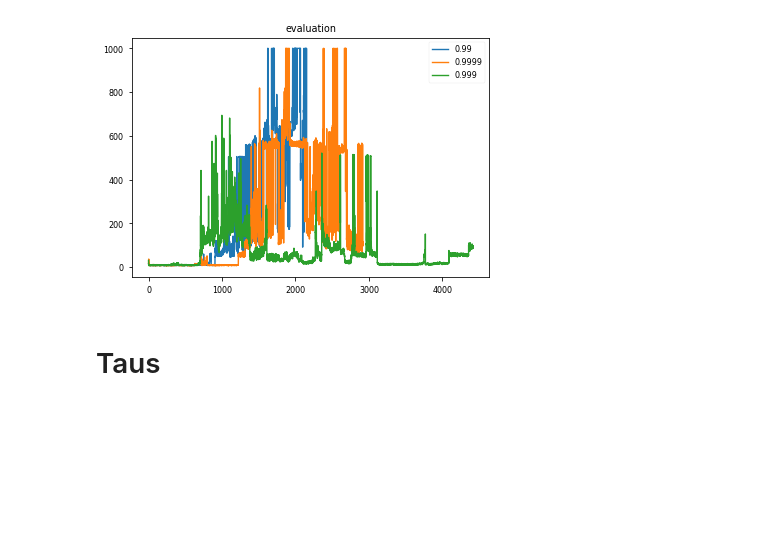
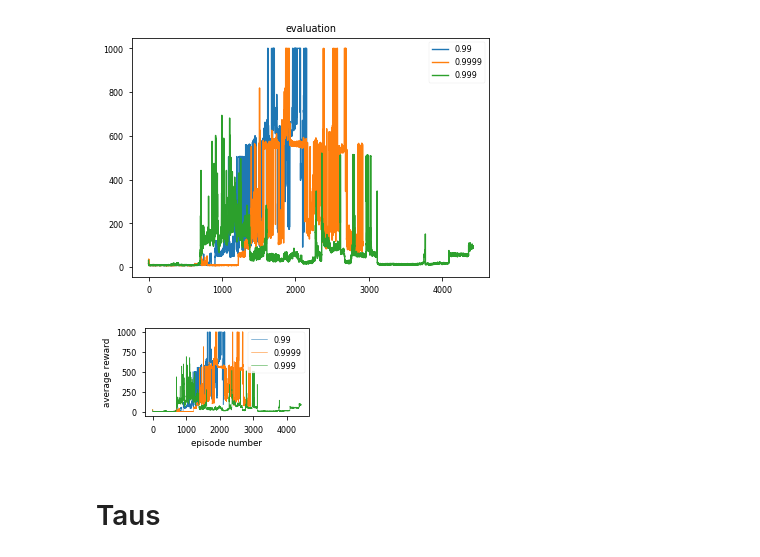
Before and after one commit to nicoring/RoBonjwa, a Jupyter notebook: notebooks/baseline-experiment-analysis.ipynb, the cells around one changed output. Cells and saved outputs as stored; diff of their text form; code cells hidden in the pictures; blank space fills up the shorter version.

```diff
--- a/notebooks/baseline-experiment-analysis.ipynb
+++ b/notebooks/baseline-experiment-analysis.ipynb
@@ -85,6 +100,10 @@ plot_rewards(load_rewards_mean(dir_name).items())
 # %% [output]
 [figure]
 [figure]
+# %%
+save_plot(load_rewards_mean(dir_name).items(), 'gamma.pdf')
+# %% [output]
+[figure, added]
 # %% [markdown]
 # Taus
 # %%
```
Also changed, not shown: parts of 8 cells of this notebook.
